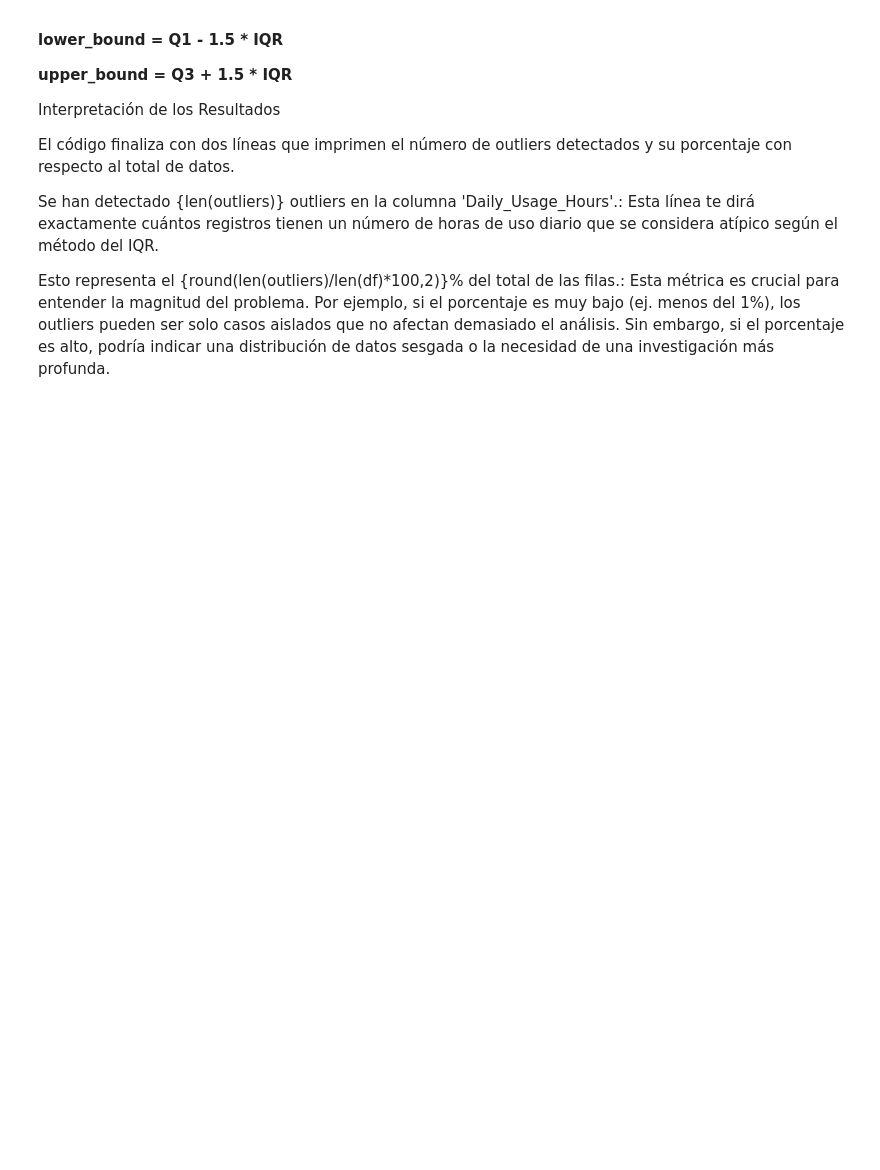
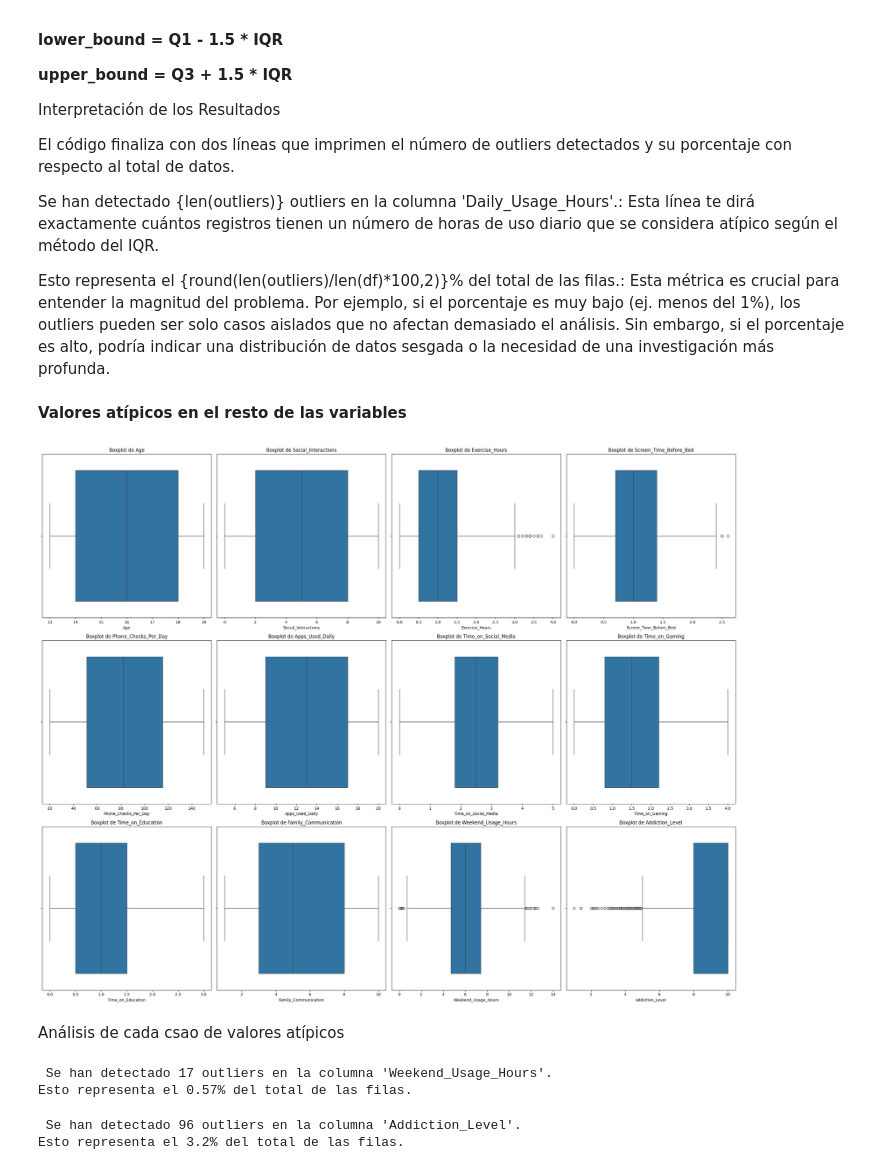
Before and after one commit to fede-cordoba-Ispc/Cs_Datos_II-Estadistica_II, a Jupyter notebook: Proyecto_Cs_Datos_y_Estadsitica_II.ipynb, the cells around one changed output. Cells and saved outputs as stored; diff of their text form; code cells hidden in the pictures; blank space fills up the shorter version.

```diff
--- a/Proyecto_Cs_Datos_y_Estadsitica_II.ipynb
+++ b/Proyecto_Cs_Datos_y_Estadsitica_II.ipynb
@@ -615,3 +683,67 @@ El código finaliza con dos líneas que imprimen el número de outliers detectad
 Se han detectado {len(outliers)} outliers en la columna 'Daily_Usage_Hours'.: Esta línea te dirá exactamente cuántos registros tienen un número de horas de uso diario que se considera atípico según el método del IQR.
 
 Esto representa el {round(len(outliers)/len(df)*100,2)}% del total de las filas.: Esta métrica es crucial para entender la magnitud del problema. Por ejemplo, si el porcentaje es muy bajo (ej. menos del 1%), los outliers pueden ser solo casos aislados que no afectan demasiado el análisis. Sin embargo, si el porcentaje es alto, podría indicar una distribución de datos sesgada o la necesidad de una investigación más profunda.
+# %% [markdown]
+**Valores atípicos en el resto de las variables**
+# %%
+numeric_columns = ['Age', 'Social_Interactions', 'Exercise_Hours', 'Screen_Time_Before_Bed', 'Phone_Checks_Per_Day',
+                       'Apps_Used_Daily', 'Time_on_Social_Media', 'Time_on_Gaming', 'Time_on_Education', 'Family_Communication', 'Weekend_Usage_Hours',
+                       'Addiction_Level']
+
+# Crear subplots para mostrar varios boxplots
+plt.figure(figsize=(25, 20))
+for i, col in enumerate(numeric_columns, 1):
+    plt.subplot(3, 4, i)
+    sns.boxplot(x=df[col])
+    plt.title(f'Boxplot de {col}', fontsize=12)
+
+plt.tight_layout()
+plt.show()
+# %% [output]
+[figure, added]
+# %% [markdown]
+Análisis de cada csao de valores atípicos
+# %%
+columna = 'Weekend_Usage_Hours'
+
+# Calcular el primer cuartil (Q1) y el tercer cuartil (Q3)
+Q1 = df[columna].quantile(0.25)
+Q3 = df[columna].quantile(0.75)
+
+# Calcular el Rango Intercuartílico (IQR)
+IQR = Q3 - Q1
+
+# Definir los límites para los outliers
+lower_bound = Q1 - 1.5 * IQR
+upper_bound = Q3 + 1.5 * IQR
+
+# Identificar y contar los outliers
+outliers = df[(df[columna] < lower_bound) | (df[columna] > upper_bound)]
+
+print(f" Se han detectado {len(outliers)} outliers en la columna '{columna}'.")
+print(f"Esto representa el {round(len(outliers)/len(df)*100,2)}% del total de las filas.")
+# %% [output]
+ Se han detectado 17 outliers en la columna 'Weekend_Usage_Hours'.
+Esto representa el 0.57% del total de las filas.
+# %%
+columna = 'Addiction_Level'
+
+# Calcular el primer cuartil (Q1) y el tercer cuartil (Q3)
+Q1 = df[columna].quantile(0.25)
+Q3 = df[columna].quantile(0.75)
+
+# Calcular el Rango Intercuartílico (IQR)
+IQR = Q3 - Q1
+
+# Definir los límites para los outliers
+lower_bound = Q1 - 1.5 * IQR
+upper_bound = Q3 + 1.5 * IQR
+
+# Identificar y contar los outliers
+outliers = df[(df[columna] < lower_bound) | (df[columna] > upper_bound)]
+
+print(f" Se han detectado {len(outliers)} outliers en la columna '{columna}'.")
+print(f"Esto representa el {round(len(outliers)/len(df)*100,2)}% del total de las filas.")
+# %% [output]
+ Se han detectado 96 outliers en la columna 'Addiction_Level'.
+Esto representa el 3.2% del total de las filas.
```
Also changed, not shown: parts of 3 cells of this notebook.
